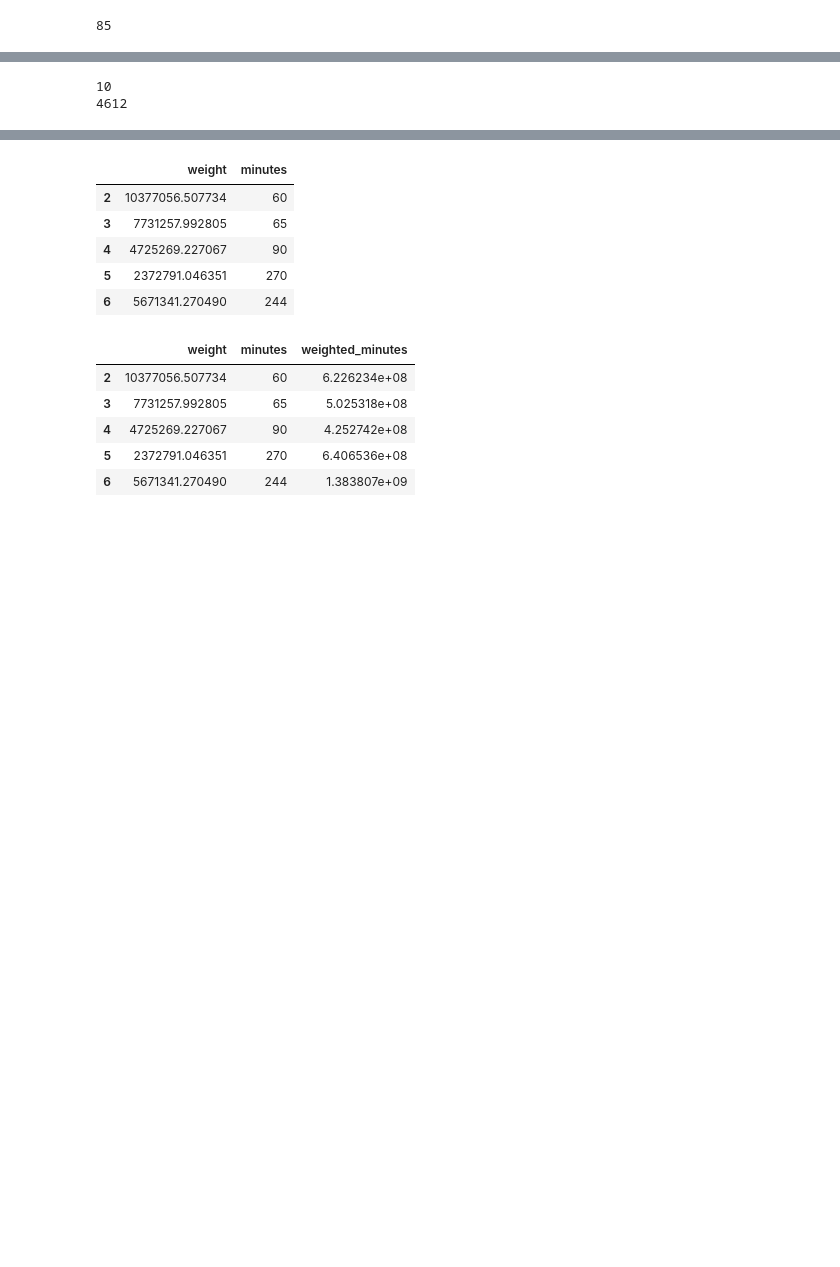
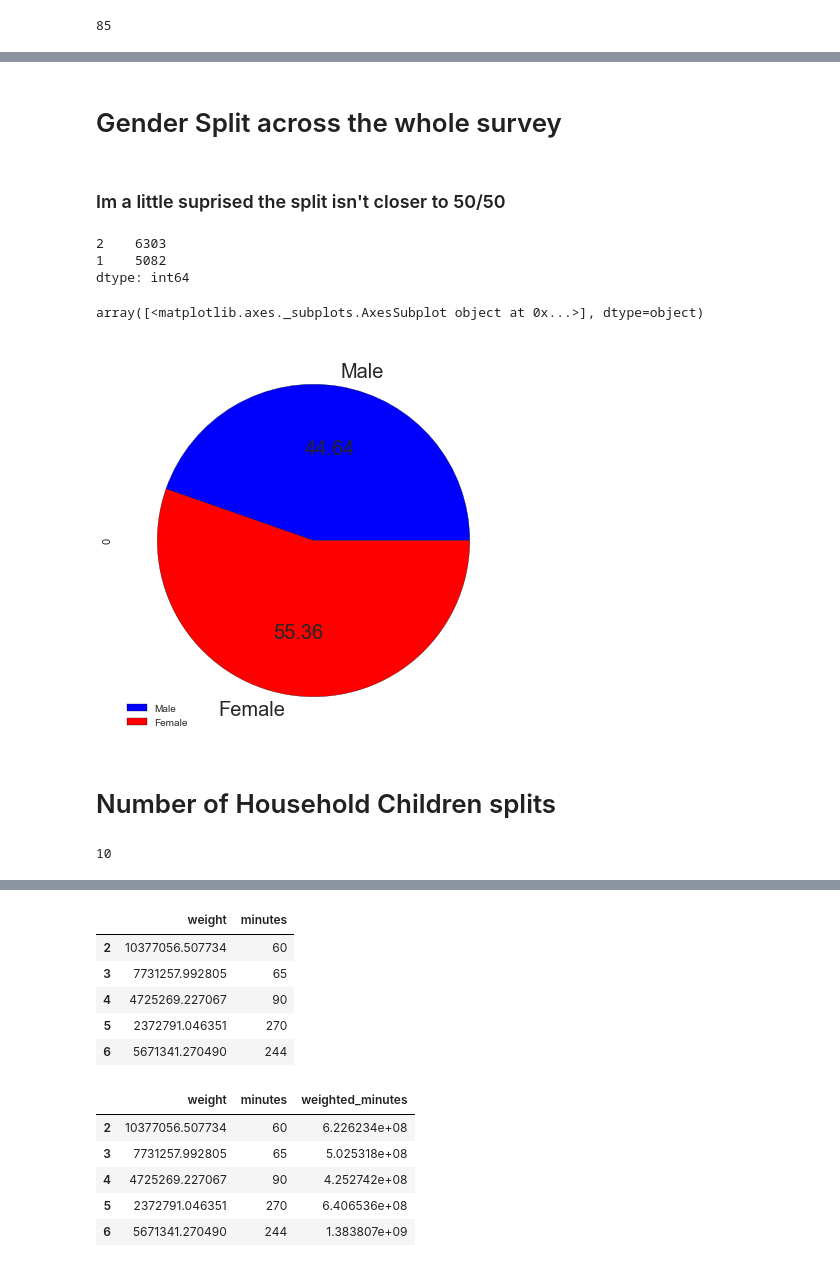
Before and after one commit to tiyd-python-2015-01/atus-analysis, a Jupyter notebook: ATUS_Data.ipynb, the cells around one changed output, grey strips where cells are left out. Saved outputs shown, nothing was run; the diff lists cells and outputs as text; code cells hidden in the pictures; blank space fills up the shorter version.

```diff
--- a/ATUS_Data.ipynb
+++ b/ATUS_Data.ipynb
@@ -79,7 +124,24 @@ print(summary.TEAGE.idxmin())
+# %% [markdown]
+# Gender Split across the whole survey
+# %% [markdown]
+### Im a little suprised the split isn't closer to 50/50
+# %%
+gender = summary["TESEX"].value_counts()
+print(gender)
+gender_dict = {1: "Male", 2: "Female"}
+pd.DataFrame(gender).sort_index().T.rename(columns = gender_dict).T.plot(kind='pie', colors=['b', 'r',], subplots=True, legend=True, autopct='%.2f', fontsize=20, figsize=(7, 7))
+# %% [output]
+2    6303
+1    5082
+dtype: int64
+array([<matplotlib.axes._subplots.AxesSubplot object at 0x...>], dtype=object)
+[figure, added]
+# %% [markdown]
+# Number of Household Children splits
 # %%
 #Person who had the most children in their household....
+
 print(summary.TRCHILDNUM.max())
-print(summary.TRCHILDNUM.idxmax())
+#print(summary.TRCHILDNUM.idxmax())
 # %% [output]
 10
-4612
```
Also changed, not shown: parts of 44 cells of this notebook.
